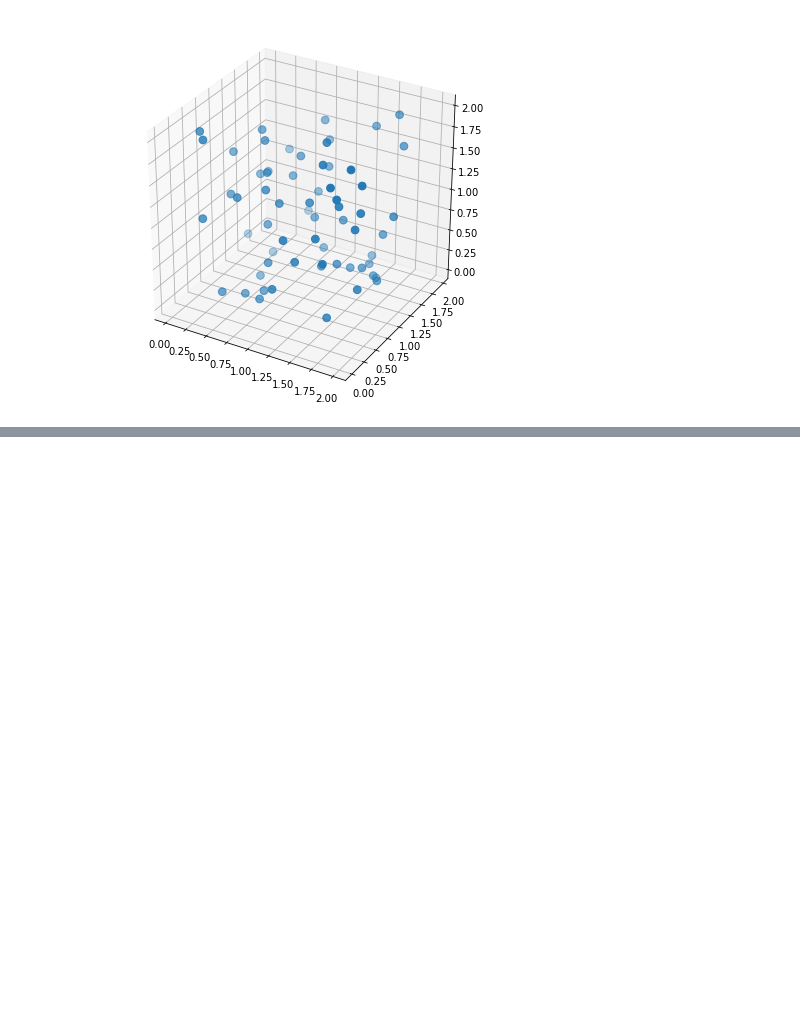
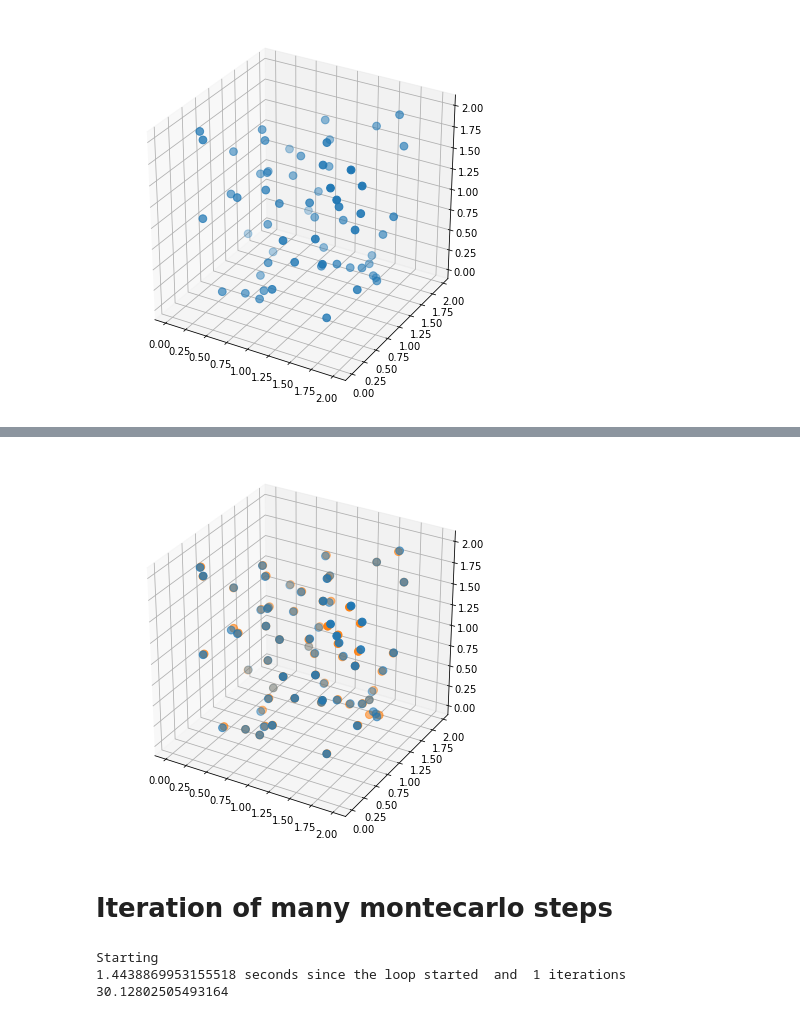
Before and after one commit to Ssalazar12/Physics, a Jupyter notebook: Self-Consistent Field Theory/montecarlo_scft.ipynb, the cells around one changed output, grey strips where cells are left out. Cells and saved outputs as stored; diff of their text form; code cells hidden in the pictures; blank space fills up the shorter version.

```diff
--- a/Self-Consistent Field Theory/montecarlo_scft.ipynb
+++ b/Self-Consistent Field Theory/montecarlo_scft.ipynb
@@ -178,0 +201,71 @@ aa = [0,2,3,4]
+# %%
+# looking at the differences between the chains
+
+# plot them
+plt.figure(figsize=(7,7))
+ax = plt.axes(projection='3d')
+ax.scatter3D(initial_chain[:,0], initial_chain[:,1], initial_chain[:,2], s=60);
+ax.scatter3D(current_chain[:,0], current_chain[:,1], current_chain[:,2], s=60);
+# %% [output]
+[figure, added]
+# %% [markdown]
+# Iteration of many montecarlo steps
+# %%
+# number of montecalo steps
+N_montecarlo = 20
+turn_of_fields = True
+current_chain = initial_chain.copy()
+
+# save for each step
+accept_ratios = []
+# energy
+delta_u_list = []
+# positions
+montecarlo_chains = []
+
+# meassure time taken
+start = time.time()
+print("Starting")
+
+for j in range(N_montecarlo):
+    acceptance_list = np.zeros(Nx)
+    # one montecarlo step
+    for i in range(0,Nx):
+        next_chain, bead_i = move_bead(current_chain,d)
+        # if the displacement takes the bead out of the box then we reject the move immediately
+        if all((y <= L) and (y>=0) for y in next_chain[bead_i]):
+            # calculate initial and final energies
+            u0,sumwa0, sumwb0, sum0 = calculate_energy(current_chain,no_fields=turn_of_fields)
+            uf,sumwaf, sumwbf, sumf = calculate_energy(next_chain,no_fields=turn_of_fields)
+
+            delta_u = uf-u0
+
+            # metropolis step
+            current_chain, acceptance_list[i] = metropolis_step(delta_u, current_chain, next_chain)
+            if acceptance_list[i] == 0:
+                delta_u = 0
+
+        # reject the move if the bead goes out of the box
+        else:
+            acceptance_list[i] = 0
+            current_chain = current_chain.copy()
+            # delta u of zero means that the move was rejected because it steped out of the box
+            deta_u = 0
+
+    # save data
+    acceptance_ratio = np.sum(acceptance_list)/len(acceptance_list)
+    accept_ratios.append(acceptance_ratio)
+    delta_u_list.append(delta_u)
+    montecarlo_chains.append(current_chain)
+
+    # print the time yo look at something while it iterates
+    if(j%100==0):
+        now = time.time()
+        print("{0} seconds since the loop started".format(now - start), " and ", j+1, "iterations")
+
+end = time.time()
+print(end - start)
+# %% [output]
+Starting
+1.4438869953155518 seconds since the loop started  and  1 iterations
+30.12802505493164
```
Also changed, not shown: parts of 15 cells of this notebook.
